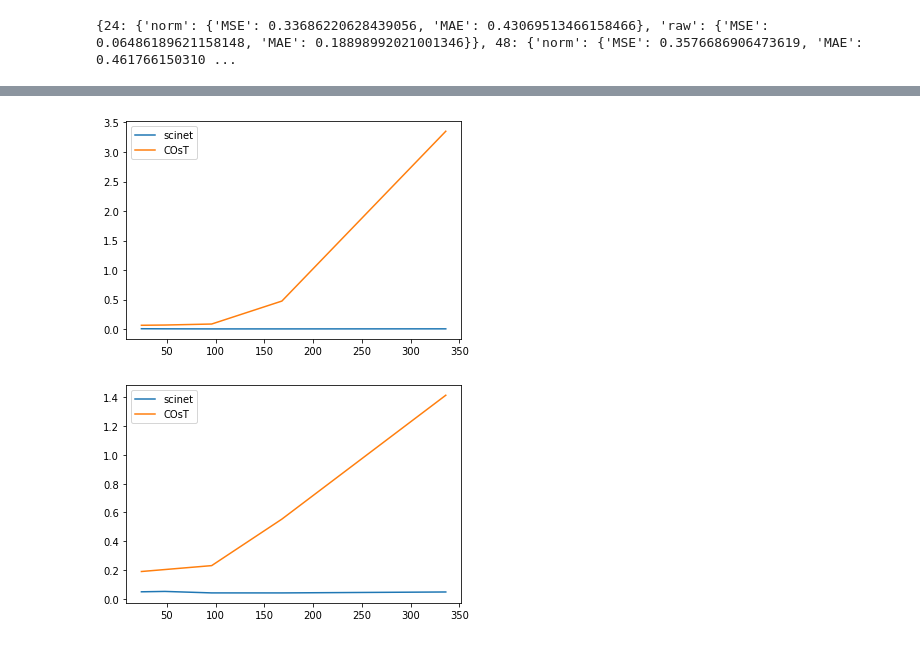
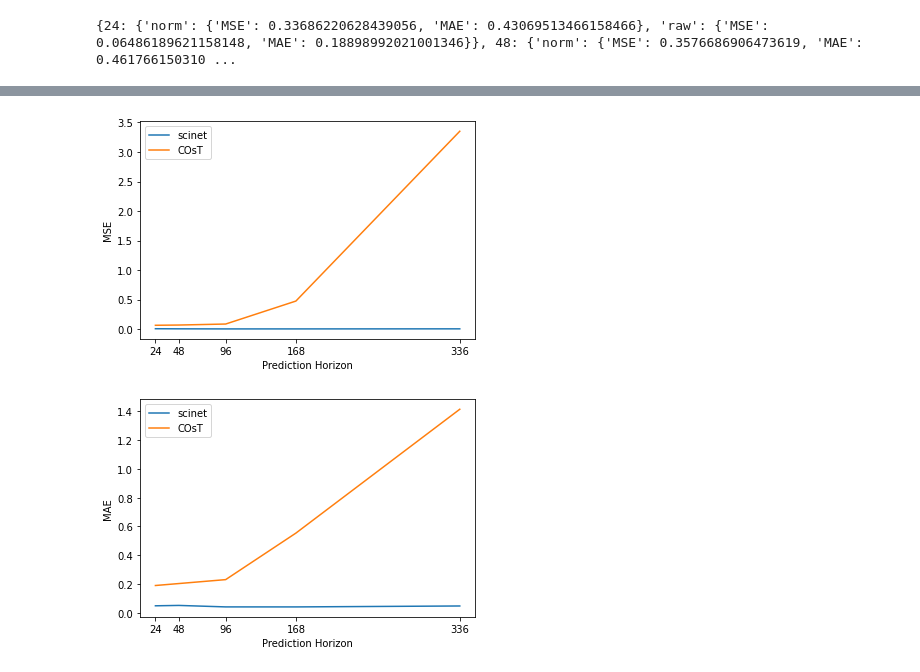
Before and after one commit to HrudayR/CoST, a Jupyter notebook: results.ipynb, the cells around one changed output, grey strips where cells are left out. Drawn from its saved outputs; the diff is of its cells as text; code cells hidden in the pictures.

```diff
--- a/results.ipynb
+++ b/results.ipynb
@@ -79,16 +89,22 @@ for val in list(res['ours'].keys()):
 # %%
 # MSE Plot
 plt.plot([24,48,96,168,336], scinet_dat4_mse, label='scinet')
 plt.plot([24,48,96,168,336], cost_dat4_mse, label = 'COsT')
 plt.legend(loc="upper left")
+plt.xlabel('Prediction Horizon')
+plt.ylabel('MSE')
+plt.xticks([24,48,96,168,336])
 plt.show()
 # %% [output]
-[figure, old version]
+[figure, new version]
 # %%
 # MAE Plot
 plt.plot([24,48,96,168,336], scinet_dat4_mae, label='scinet')
 plt.plot([24,48,96,168,336], cost_dat4_mae, label = 'COsT')
 plt.legend(loc="upper left")
+plt.xlabel('Prediction Horizon')
+plt.ylabel('MAE')
+plt.xticks([24,48,96,168,336])
 plt.show()
 # %% [output]
-[figure, old version]
+[figure, new version]
```
Also changed, not shown: parts of 4 cells of this notebook.
